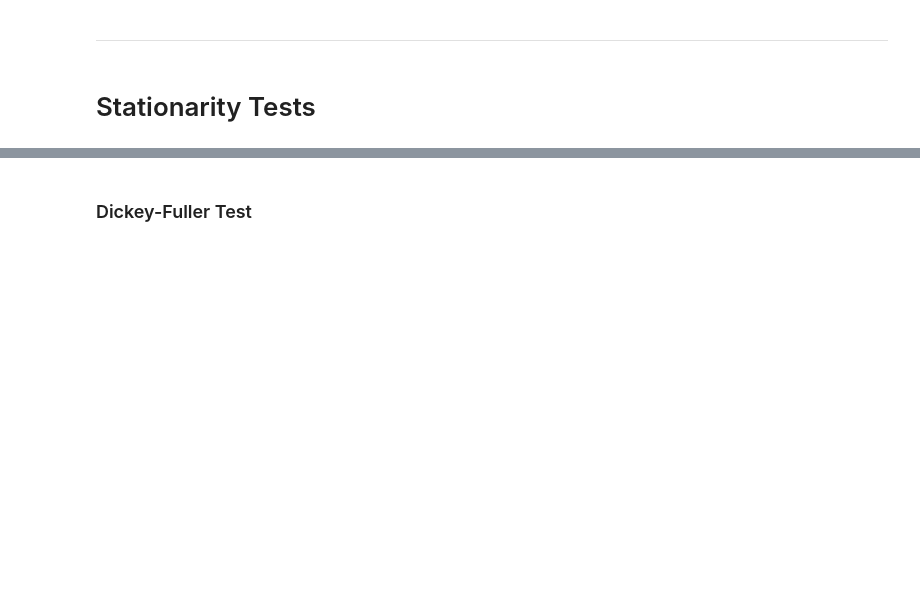
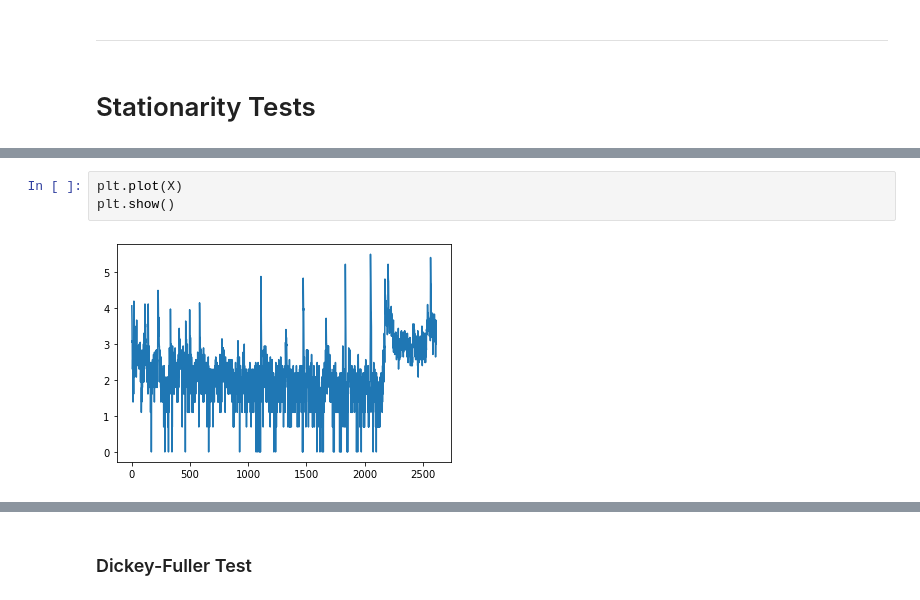
Before and after one commit to Moses-Lin/projectzomboidtimeseries, a Jupyter notebook: EDA.ipynb, the cells around one changed output, grey strips where cells are left out. Saved outputs shown, nothing was run; the diff lists cells and outputs as text; blank space fills up the shorter version.

```diff
--- a/EDA.ipynb
+++ b/EDA.ipynb
@@ -257,0 +278,5 @@ fig.show()
+# %%
+plt.plot(X)
+plt.show()
+# %% [output]
+[figure, added]
```
Also changed, not shown: parts of 17 cells of this notebook.
